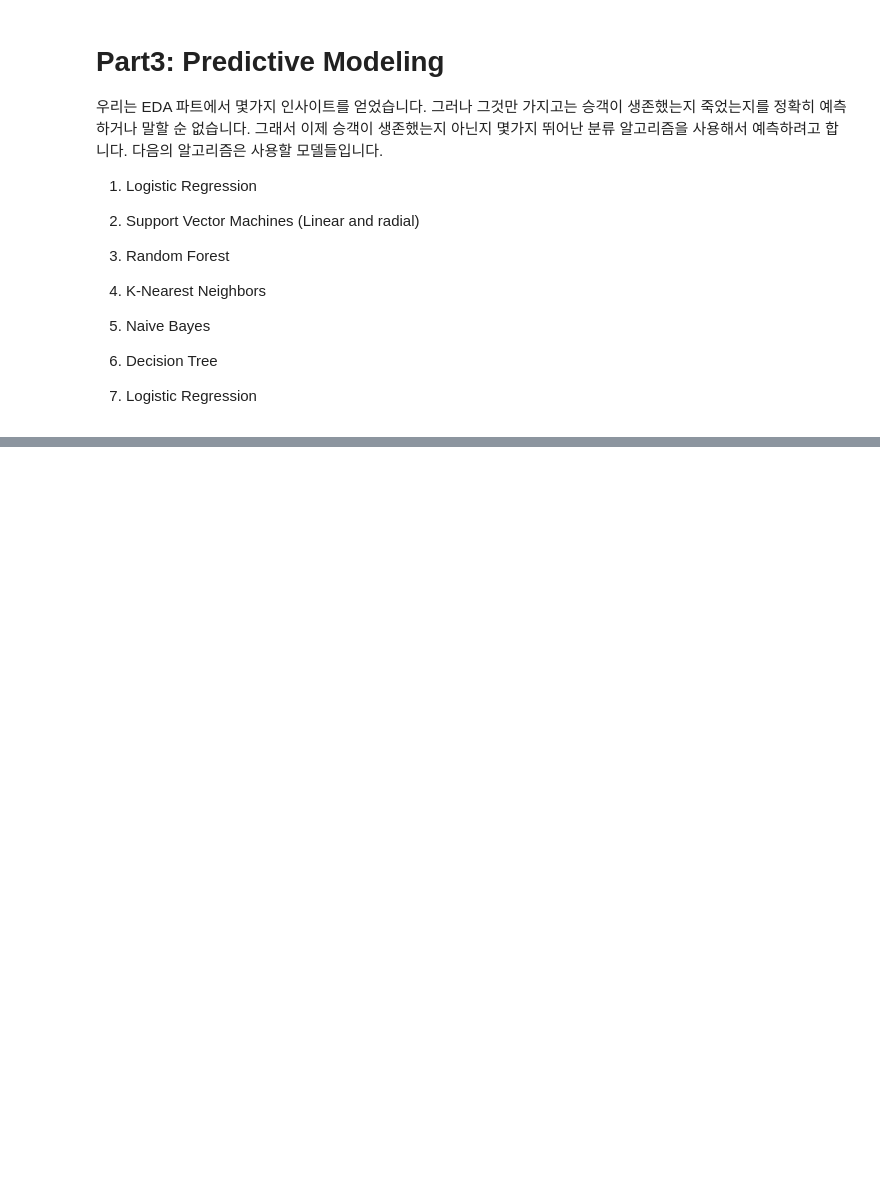
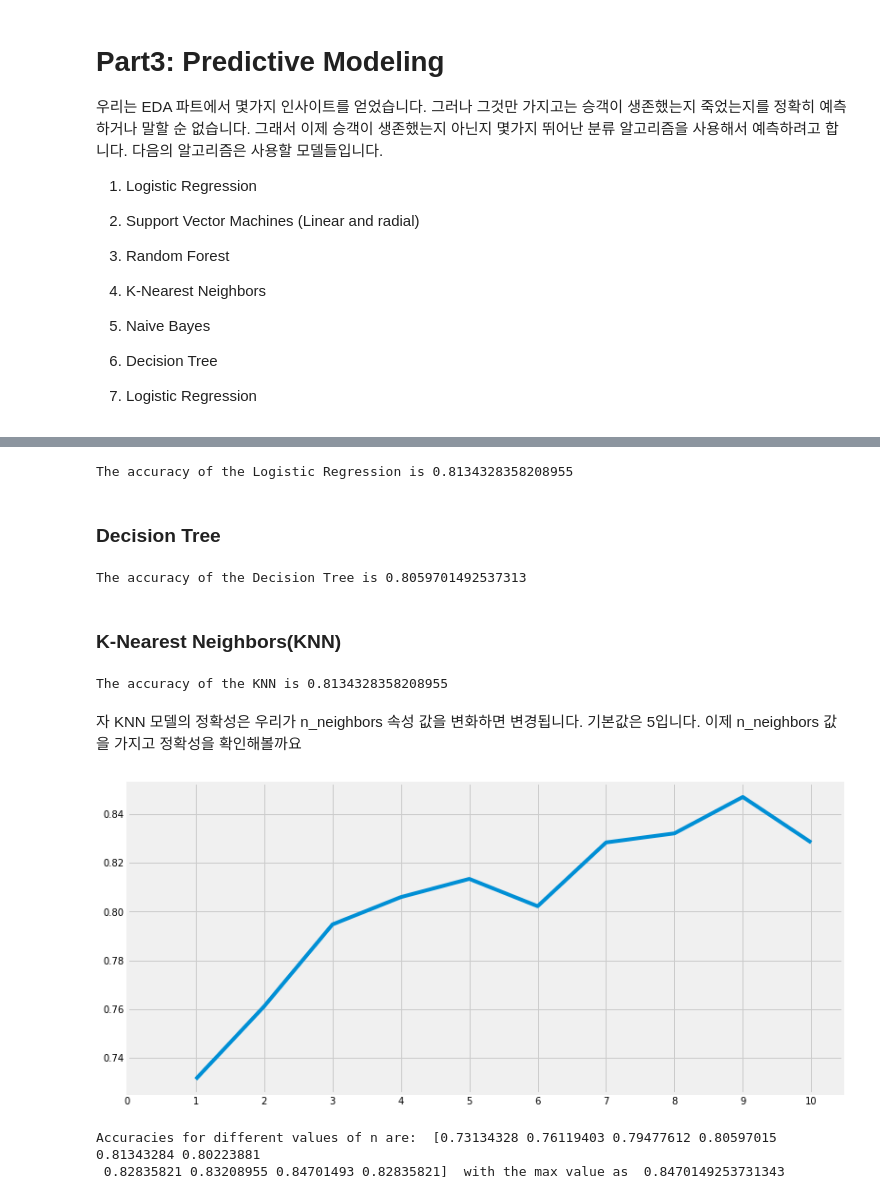
Before and after one commit to shwldus3/data-analysis-practice, a Jupyter notebook: 01_titanic.ipynb, the cells around one changed output, grey strips where cells are left out. Cells and saved outputs as stored; diff of their text form; code cells hidden in the pictures; blank space fills up the shorter version.

Commit message:
Predictive modeling

```diff
--- a/01_titanic.ipynb
+++ b/01_titanic.ipynb
@@ -712,0 +724,5 @@ Y = data['Survived']
+# %%
+model = svm.SVC(kernel='linear', C=0.1, gamma=0.1)
+model.fit(train_X, train_Y)
+prediction2 = model.predict(test_X)
+print('Accuracy for linear SVM is', metrics.accuracy_score(prediction2, test_Y))
@@ -712,0 +733,47 @@ Y = data['Survived']
+# %%
+model = LogisticRegression()
+model.fit(train_X, train_Y)
+prediction3 = model.predict(test_X)
+print('The accuracy of the Logistic Regression is', metrics.accuracy_score(prediction3, test_Y))
+# %% [output]
+The accuracy of the Logistic Regression is 0.8134328358208955
+# %% [markdown]
+### Decision Tree
+# %%
+model = DecisionTreeClassifier()
+model.fit(train_X, train_Y)
+prediction4 = model.predict(test_X)
+print('The accuracy of the Decision Tree is', metrics.accuracy_score(prediction4, test_Y))
+# %% [output]
+The accuracy of the Decision Tree is 0.8059701492537313
+# %% [markdown]
+### K-Nearest Neighbors(KNN)
+# %%
+model = KNeighborsClassifier()
+model.fit(train_X, train_Y)
+prediction5 = model.predict(test_X)
+print('The accuracy of the KNN is', metrics.accuracy_score(prediction5, test_Y))
+# %% [output]
+The accuracy of the KNN is 0.8134328358208955
+# %% [markdown]
+자 KNN 모델의 정확성은 우리가 n_neighbors 속성 값을 변화하면 변경됩니다. 기본값은 5입니다. 이제 n_neighbors 값을 가지고 정확성을 확인해볼까요
+# %%
+a_index = list(range(1, 11))
+a = pd.Series()
+x = [0,1,2,3,4,5,6,7,8,9,10]
+for i in list(range(1, 11)):
+  model = KNeighborsClassifier(n_neighbors=i)
+  model.fit(train_X, train_Y)
+  prediction = model.predict(test_X)
+  a = a.append(pd.Series(metrics.accuracy_score(prediction, test_Y)))
+
+plt.plot(a_index, a)
+plt.xticks(x)
+fig = plt.gcf()
+fig.set_size_inches(12,6)
+plt.show()
+print('Accuracies for different values of n are: ', a.values, ' with the max value as ', a.values.max())
+# %% [output]
+[figure, added]
+Accuracies for different values of n are:  [0.73134328 0.76119403 0.79477612 0.80597015 0.81343284 0.80223881
+ 0.82835821 0.83208955 0.84701493 0.82835821]  with the max value as  0.8470149253731343
```
Also changed, not shown: parts of 15 cells of this notebook.
